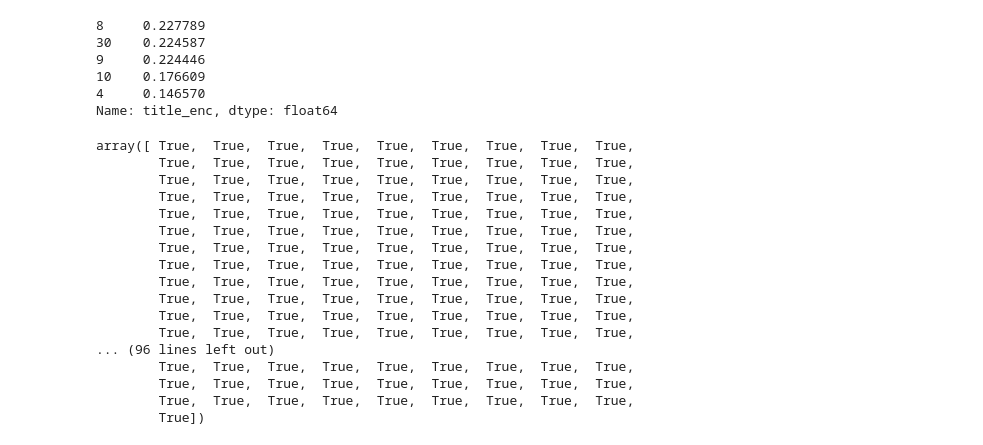
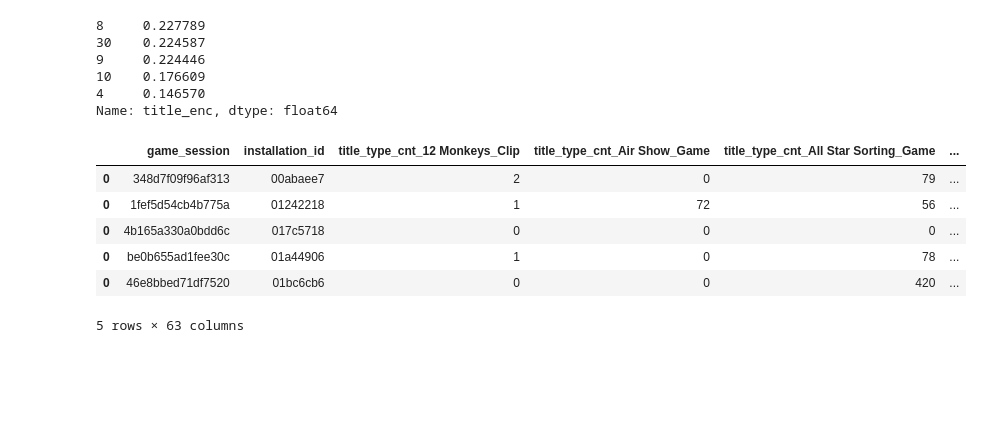
Before and after one commit to guchio3/kaggle-dsb-2019, a Jupyter notebook: notebooks/e026_target_length_analysis.ipynb, the cells around one changed output. Saved outputs shown, nothing was run; the diff lists cells and outputs as text; code cells hidden in the pictures; blank space fills up the shorter version.

```diff
--- a/notebooks/e026_target_length_analysis.ipynb
+++ b/notebooks/e026_target_length_analysis.ipynb
@@ -764,23 +764,16 @@ pd.read_pickle('../mnt/inputs/features/train/EncodingTitles.pkl').title_enc.valu
 10    0.176609
 4     0.146570
 Name: title_enc, dtype: float64
-# %%
-(sub_df.installation_id.values == kb_df.installation_id.values).copy()
-# %% [output]
-array([ True,  True,  True,  True,  True,  True,  True,  True,  True,
-        True,  True,  True,  True,  True,  True,  True,  True,  True,
-        True,  True,  True,  True,  True,  True,  True,  True,  True,
-        True,  True,  True,  True,  True,  True,  True,  True,  True,
-        True,  True,  True,  True,  True,  True,  True,  True,  True,
-        True,  True,  True,  True,  True,  True,  True,  True,  True,
-        True,  True,  True,  True,  True,  True,  True,  True,  True,
-        True,  True,  True,  True,  True,  True,  True,  True,  True,
-        True,  True,  True,  True,  True,  True,  True,  True,  True,
-        True,  True,  True,  True,  True,  True,  True,  True,  True,
-        True,  True,  True,  True,  True,  True,  True,  True,  True,
-        True,  True,  True,  True,  True,  True,  True,  True,  True,
-... (96 lines left out)
-        True,  True,  True,  True,  True,  True,  True,  True,  True,
-        True,  True,  True,  True,  True,  True,  True,  True,  True,
-        True,  True,  True,  True,  True,  True,  True,  True,  True,
-        True])
+# %%
+df1 = pd.read_pickle('../mnt/inputs/features/train/Worldcount.pkl')
+df2 = pd.read_pickle('../mnt/inputs/features/test/Worldcount.pkl')
+# %%
+df2.head()
+# %% [output]
+|  | game_session | installation_id | title_type_cnt_12 Monkeys_Clip | title_type_cnt_Air Show_Game | title_type_cnt_All Star Sorting_Game | ... |
+| 0 | 348d7f09f96af313 | 00abaee7 | 2 | 0 | 79 | ... |
+| 0 | 1fef5d54cb4b775a | 01242218 | 1 | 72 | 56 | ... |
+| 0 | 4b165a330a0bdd6c | 017c5718 | 0 | 0 | 0 | ... |
+| 0 | be0b655ad1fee30c | 01a44906 | 1 | 0 | 78 | ... |
+| 0 | 46e8bbed71df7520 | 01bc6cb6 | 0 | 0 | 420 | ... |
+5 rows × 63 columns
```
Also changed, not shown: parts of 2 cells of this notebook, 3 other files.
